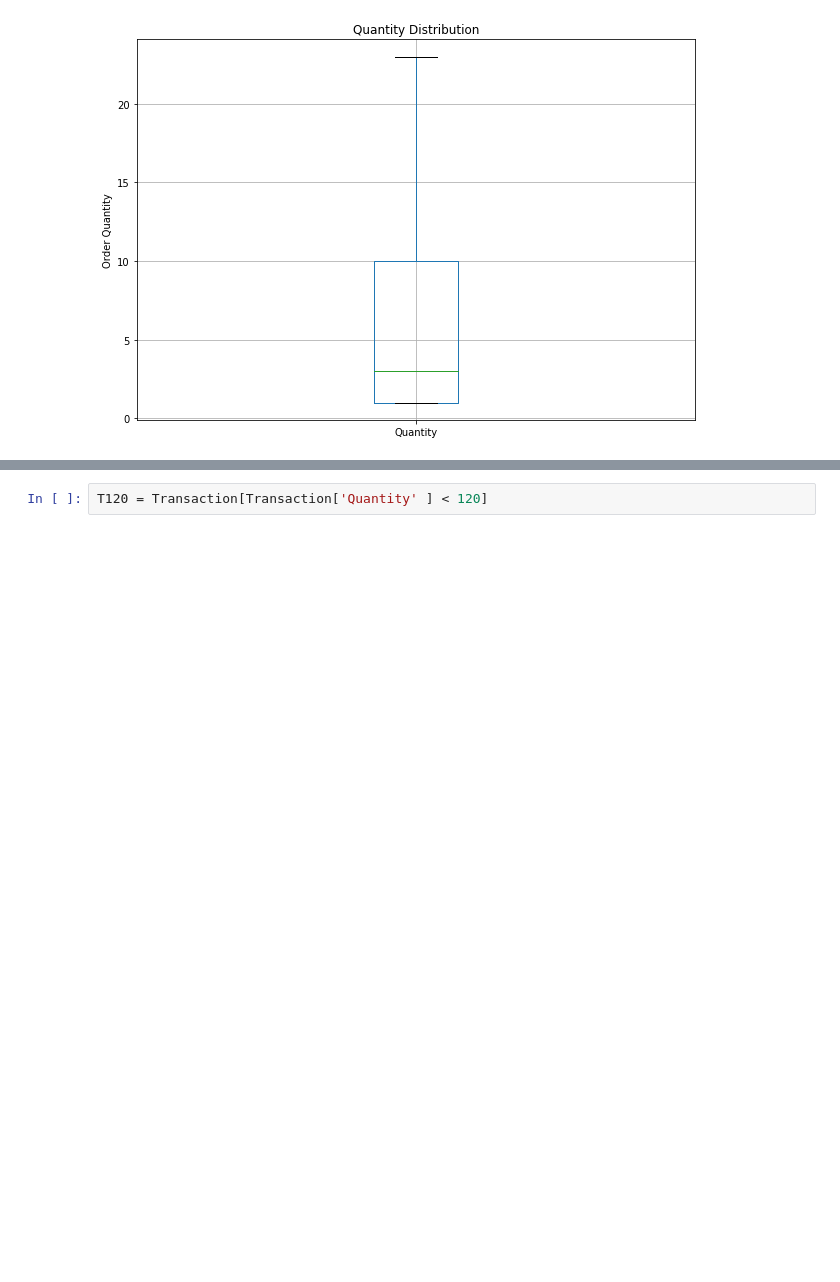
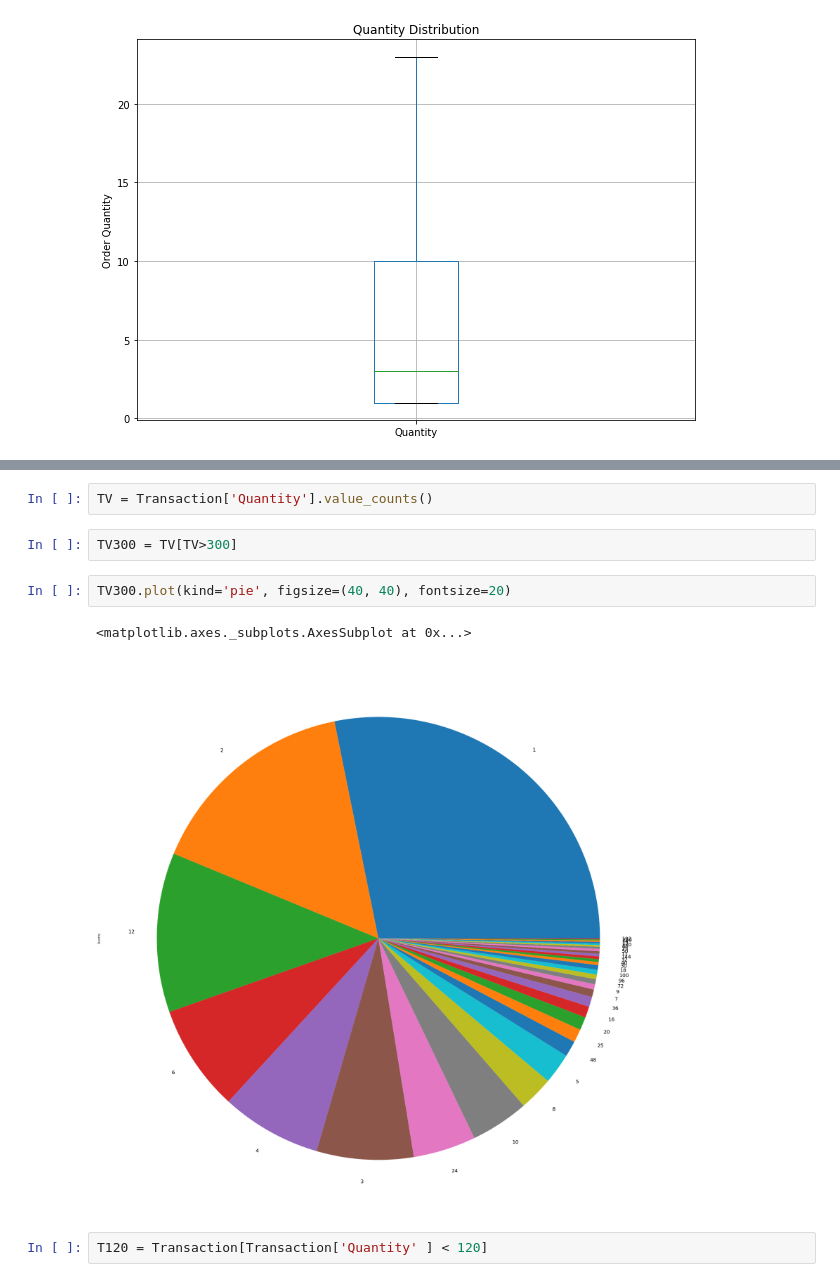
Before and after one commit to tehmeerali786/Pandas-in-Production, a Jupyter notebook: Chapter 3 Visualization through Pandas Basics.ipynb, the cells around one changed output, grey strips where cells are left out. Cells and saved outputs as stored; diff of their text form; blank space fills up the shorter version.

Commit message:
Pie Chart

```diff
--- a/Chapter 3 Visualization through Pandas Basics.ipynb
+++ b/Chapter 3 Visualization through Pandas Basics.ipynb
@@ -114,3 +134,12 @@ plt.show()
+# %%
+TV = Transaction['Quantity'].value_counts()
+# %%
+TV300 = TV[TV>300]
+# %%
+TV300.plot(kind='pie', figsize=(40, 40), fontsize=20)
+# %% [output]
+<matplotlib.axes._subplots.AxesSubplot at 0x...>
+[figure, added]
 # %%
 T120 = Transaction[Transaction['Quantity' ] < 120]
 # %%
```
Also changed, not shown: parts of 1 cell of this notebook.
